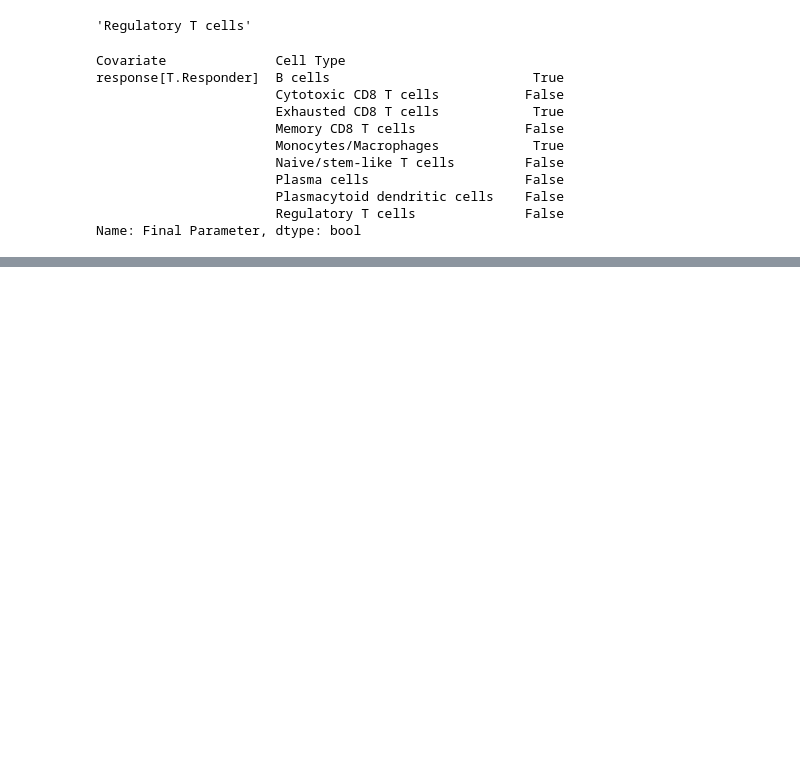
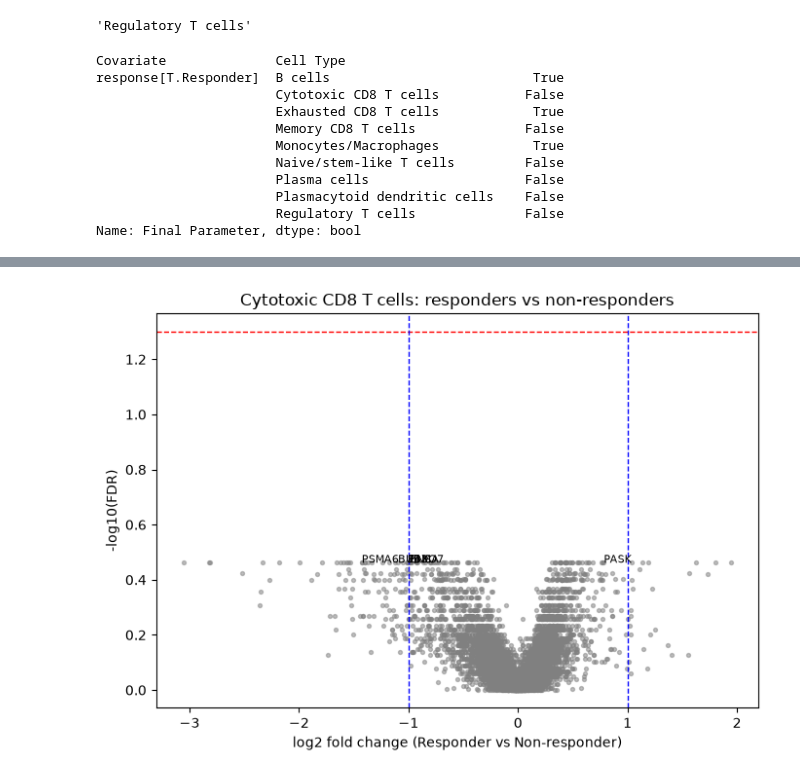
Before and after one commit to ZoeTamar-bio/technion_internship, a Jupyter notebook: 03_Analysis.ipynb, the cells around one changed output, grey strips where cells are left out. Drawn from its saved outputs; the diff is of its cells as text; code cells hidden in the pictures; blank space fills up the shorter version.

```diff
--- a/03_Analysis.ipynb
+++ b/03_Analysis.ipynb
@@ -156,0 +361,20 @@ Name: Final Parameter, dtype: bool
+# %%
+# Volcano plot: x = log2 fold change, y = -log10(FDR).
+# A hit needs BOTH a low FDR and a meaningful fold change.
+fig, ax = plt.subplots(figsize=(7, 5))
+ax.scatter(res_c["log2FC"], -np.log10(res_c["FDR"]), s=8, color="grey", alpha=0.5)
+
+ax.axhline(-np.log10(0.05), ls="--", lw=1, color="red")     # FDR = 0.05
+ax.axvline(1, ls="--", lw=1, color="blue")                  # 2-fold up
+ax.axvline(-1, ls="--", lw=1, color="blue")                 # 2-fold down
+
+# Label the top few genes
+for _, row in res_c.head(6).iterrows():
+    ax.text(row["log2FC"], -np.log10(row["FDR"]), row["gene"], fontsize=8)
+
+ax.set_xlabel("log2 fold change (Responder vs Non-responder)")
+ax.set_ylabel("-log10(FDR)")
+ax.set_title("Cytotoxic CD8 T cells: responders vs non-responders")
+plt.tight_layout()
+# %% [output]
+[figure, added]
```
Also changed, not shown: parts of 37 cells of this notebook.
